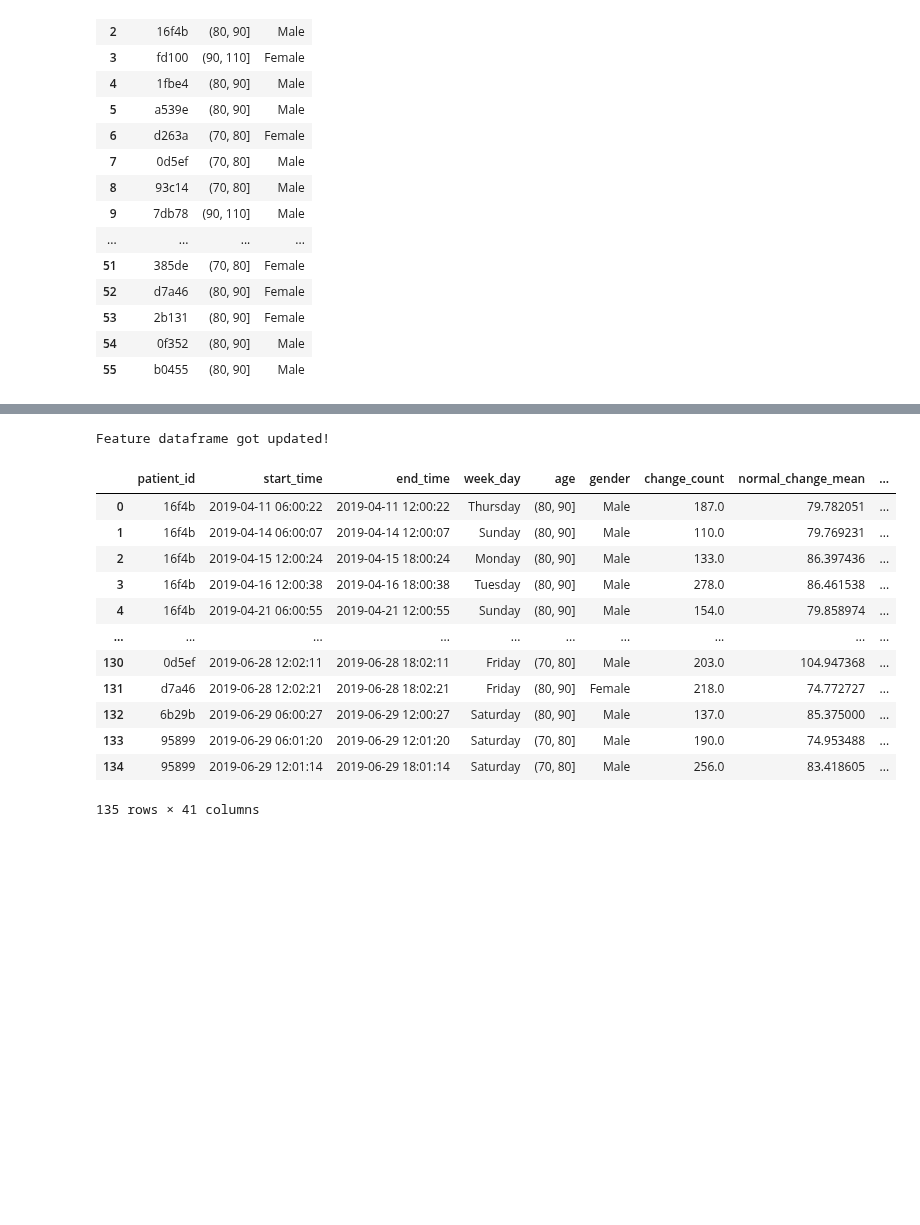
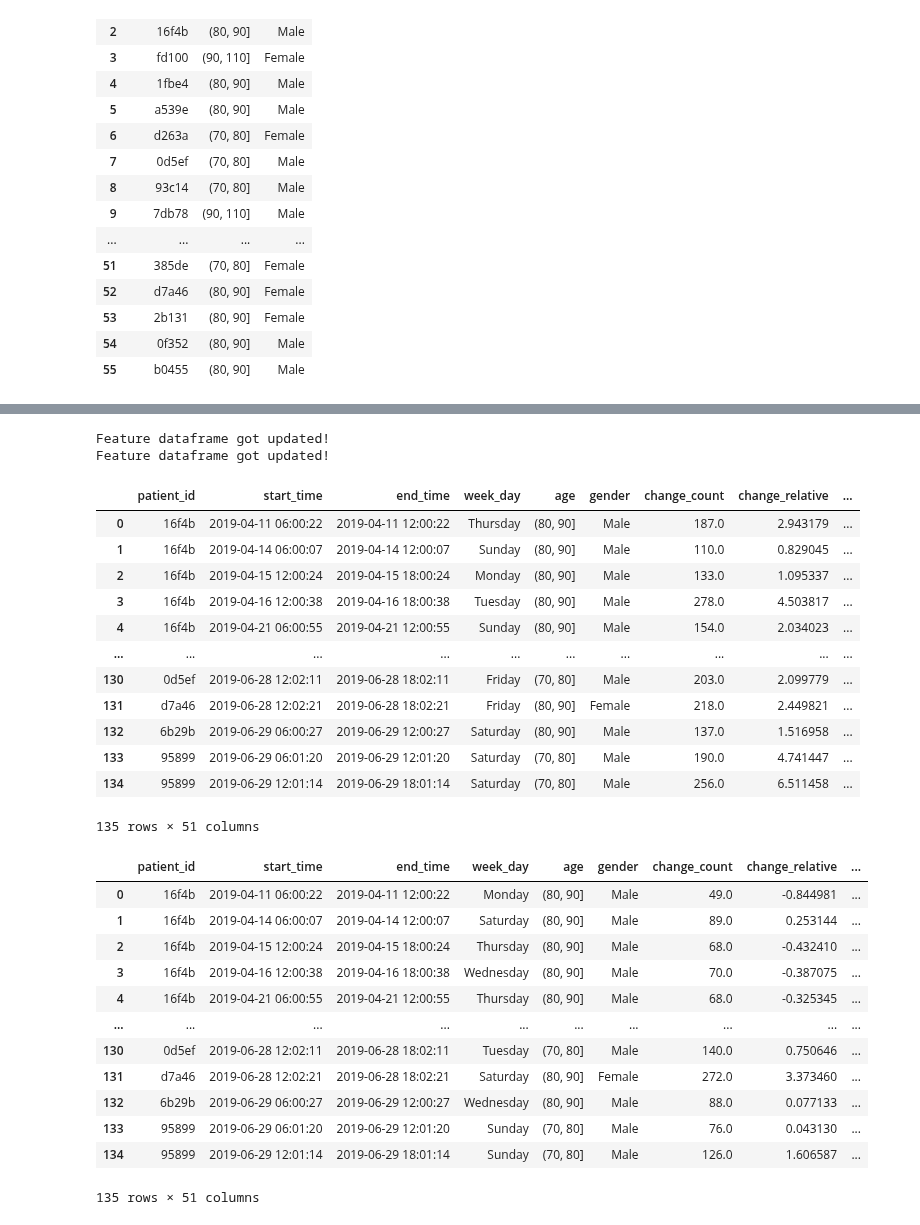
Before and after one commit to gkianfar/S4, a Jupyter notebook: tihm_featureExtraction.ipynb, the cells around one changed output, grey strips where cells are left out. Cells and saved outputs as stored; diff of their text form; code cells hidden in the pictures; blank space fills up the shorter version.

Commit message:
combined feature extraction including negative and positive samples

```diff
--- a/tihm_featureExtraction.ipynb
+++ b/tihm_featureExtraction.ipynb
@@ -390,18 +455,33 @@ agitation_df = AGITATION_DATASET(agitation_dataset,
+# %%
+agitation_df = AGITATION_DATASET(agitation_dataset,
+                                 activity_df['location_name'].unique(),
+                                 physiology_df['device_type'].unique())
+
+
+non_agitation_df = AGITATION_DATASET(non_agitation_dataset,
+                                 activity_df['location_name'].unique(),
+                                 physiology_df['device_type'].unique())
+
+agitation_df.feature_extraction()
+agitation_df.set_label(1)
+non_agitation_df.feature_extraction()
+non_agitation_df.set_label(0)
+# %% [output]
+Feature dataframe got updated!
+Feature dataframe got updated!
 # %%
-agitation_df.feature_extraction()
 agitation_df.feature_df
 # %% [output]
+|  | patient_id | start_time | end_time | week_day | age | gender | change_count | change_relative | ... |
+| 0 | 16f4b | 2019-04-11 06:00:22 | 2019-04-11 12:00:22 | Thursday | (80, 90] | Male | 187.0 | 2.943179 | ... |
+| 1 | 16f4b | 2019-04-14 06:00:07 | 2019-04-14 12:00:07 | Sunday | (80, 90] | Male | 110.0 | 0.829045 | ... |
+| 2 | 16f4b | 2019-04-15 12:00:24 | 2019-04-15 18:00:24 | Monday | (80, 90] | Male | 133.0 | 1.095337 | ... |
+| 3 | 16f4b | 2019-04-16 12:00:38 | 2019-04-16 18:00:38 | Tuesday | (80, 90] | Male | 278.0 | 4.503817 | ... |
+| 4 | 16f4b | 2019-04-21 06:00:55 | 2019-04-21 12:00:55 | Sunday | (80, 90] | Male | 154.0 | 2.034023 | ... |
+| ... | ... | ... | ... | ... | ... | ... | ... | ... | ... |
+| 130 | 0d5ef | 2019-06-28 12:02:11 | 2019-06-28 18:02:11 | Friday | (70, 80] | Male | 203.0 | 2.099779 | ... |
+| 131 | d7a46 | 2019-06-28 12:02:21 | 2019-06-28 18:02:21 | Friday | (80, 90] | Female | 218.0 | 2.449821 | ... |
+| 132 | 6b29b | 2019-06-29 06:00:27 | 2019-06-29 12:00:27 | Saturday | (80, 90] | Male | 137.0 | 1.516958 | ... |
+| 133 | 95899 | 2019-06-29 06:01:20 | 2019-06-29 12:01:20 | Saturday | (70, 80] | Male | 190.0 | 4.741447 | ... |
+| 134 | 95899 | 2019-06-29 12:01:14 | 2019-06-29 18:01:14 | Saturday | (70, 80] | Male | 256.0 | 6.511458 | ... |
-Feature dataframe got updated!
+135 rows × 51 columns
-|  | patient_id | start_time | end_time | week_day | age | gender | change_count | normal_change_mean | ... |
-| 0 | 16f4b | 2019-04-11 06:00:22 | 2019-04-11 12:00:22 | Thursday | (80, 90] | Male | 187.0 | 79.782051 | ... |
-| 1 | 16f4b | 2019-04-14 06:00:07 | 2019-04-14 12:00:07 | Sunday | (80, 90] | Male | 110.0 | 79.769231 | ... |
-| 2 | 16f4b | 2019-04-15 12:00:24 | 2019-04-15 18:00:24 | Monday | (80, 90] | Male | 133.0 | 86.397436 | ... |
-| 3 | 16f4b | 2019-04-16 12:00:38 | 2019-04-16 18:00:38 | Tuesday | (80, 90] | Male | 278.0 | 86.461538 | ... |
-| 4 | 16f4b | 2019-04-21 06:00:55 | 2019-04-21 12:00:55 | Sunday | (80, 90] | Male | 154.0 | 79.858974 | ... |
-| ... | ... | ... | ... | ... | ... | ... | ... | ... | ... |
-| 130 | 0d5ef | 2019-06-28 12:02:11 | 2019-06-28 18:02:11 | Friday | (70, 80] | Male | 203.0 | 104.947368 | ... |
-| 131 | d7a46 | 2019-06-28 12:02:21 | 2019-06-28 18:02:21 | Friday | (80, 90] | Female | 218.0 | 74.772727 | ... |
-| 132 | 6b29b | 2019-06-29 06:00:27 | 2019-06-29 12:00:27 | Saturday | (80, 90] | Male | 137.0 | 85.375000 | ... |
-| 133 | 95899 | 2019-06-29 06:01:20 | 2019-06-29 12:01:20 | Saturday | (70, 80] | Male | 190.0 | 74.953488 | ... |
-| 134 | 95899 | 2019-06-29 12:01:14 | 2019-06-29 18:01:14 | Saturday | (70, 80] | Male | 256.0 | 83.418605 | ... |
-135 rows × 41 columns
@@ -409,0 +488,16 @@ agitation_df.save_df('features.csv')
+# %%
+non_agitation_df.feature_df
+# %% [output]
+|  | patient_id | start_time | end_time | week_day | age | gender | change_count | change_relative | ... |
+| 0 | 16f4b | 2019-04-11 06:00:22 | 2019-04-11 12:00:22 | Monday | (80, 90] | Male | 49.0 | -0.844981 | ... |
+| 1 | 16f4b | 2019-04-14 06:00:07 | 2019-04-14 12:00:07 | Saturday | (80, 90] | Male | 89.0 | 0.253144 | ... |
+| 2 | 16f4b | 2019-04-15 12:00:24 | 2019-04-15 18:00:24 | Thursday | (80, 90] | Male | 68.0 | -0.432410 | ... |
+| 3 | 16f4b | 2019-04-16 12:00:38 | 2019-04-16 18:00:38 | Wednesday | (80, 90] | Male | 70.0 | -0.387075 | ... |
+| 4 | 16f4b | 2019-04-21 06:00:55 | 2019-04-21 12:00:55 | Thursday | (80, 90] | Male | 68.0 | -0.325345 | ... |
+| ... | ... | ... | ... | ... | ... | ... | ... | ... | ... |
+| 130 | 0d5ef | 2019-06-28 12:02:11 | 2019-06-28 18:02:11 | Tuesday | (70, 80] | Male | 140.0 | 0.750646 | ... |
+| 131 | d7a46 | 2019-06-28 12:02:21 | 2019-06-28 18:02:21 | Saturday | (80, 90] | Female | 272.0 | 3.373460 | ... |
+| 132 | 6b29b | 2019-06-29 06:00:27 | 2019-06-29 12:00:27 | Wednesday | (80, 90] | Male | 88.0 | 0.077133 | ... |
+| 133 | 95899 | 2019-06-29 06:01:20 | 2019-06-29 12:01:20 | Sunday | (70, 80] | Male | 76.0 | 0.043130 | ... |
+| 134 | 95899 | 2019-06-29 12:01:14 | 2019-06-29 18:01:14 | Sunday | (70, 80] | Male | 126.0 | 1.606587 | ... |
+135 rows × 51 columns
```
Also changed, not shown: parts of 4 cells of this notebook.
